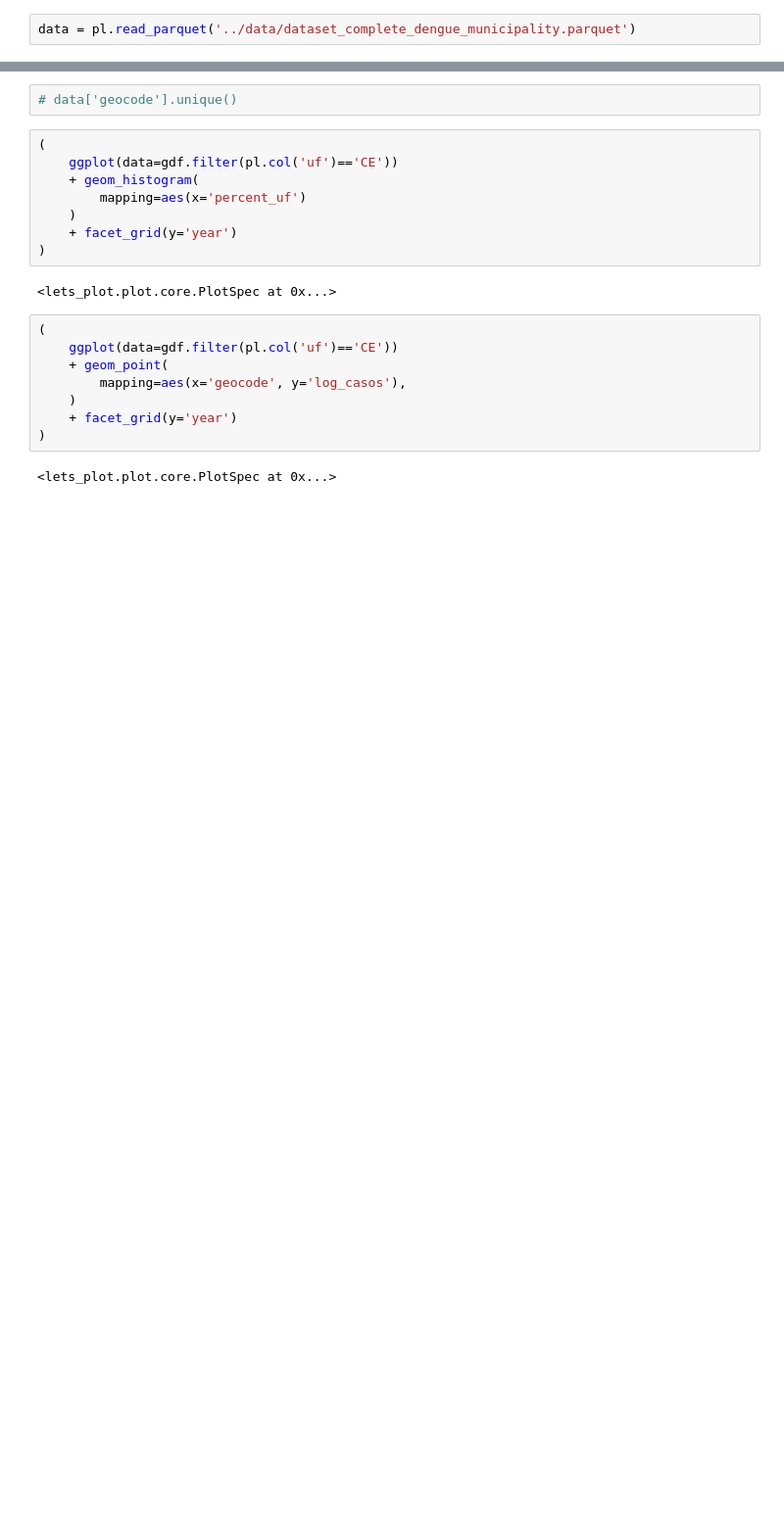
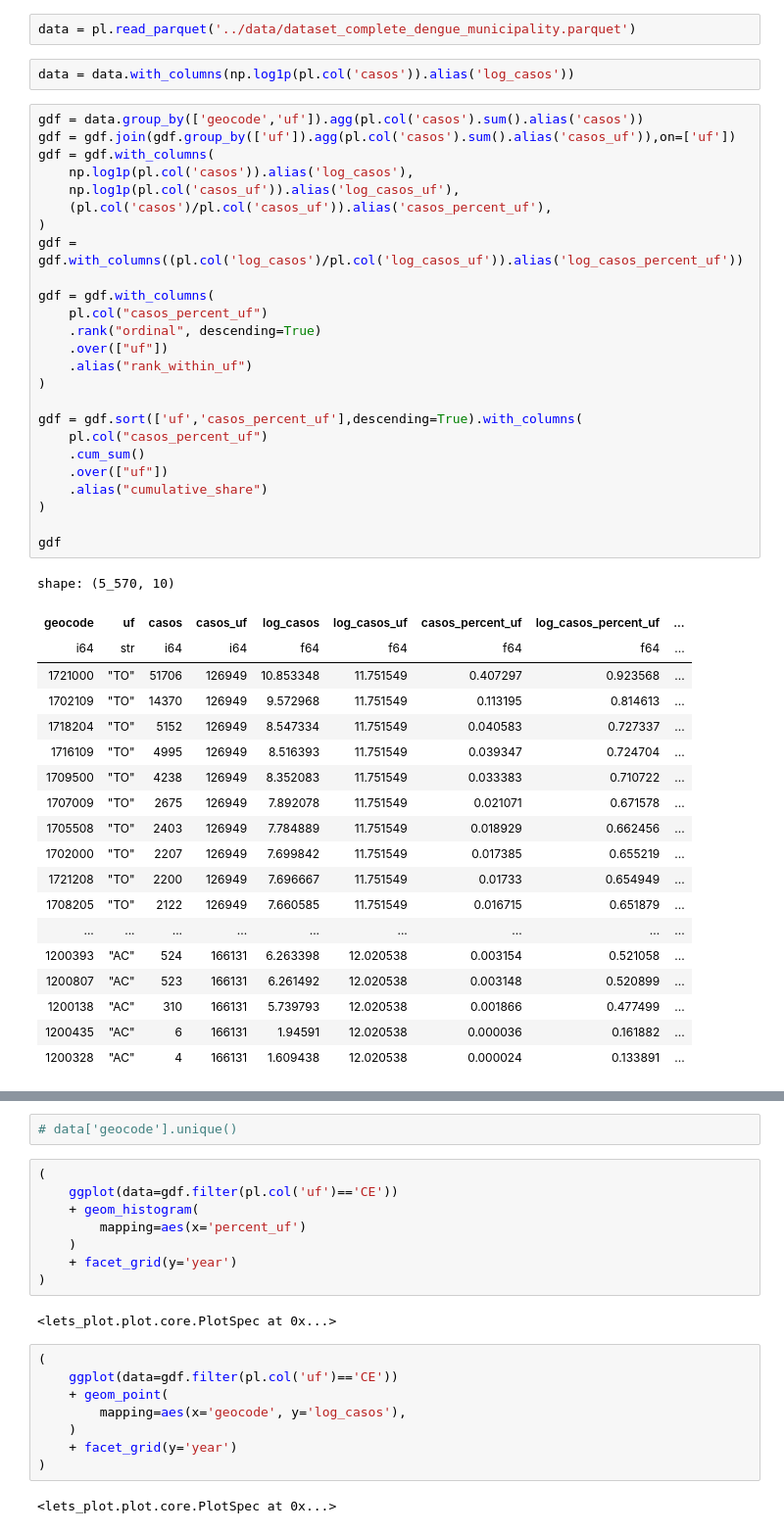
Before and after one commit to davibarreira/jbd-mosqlimate-sprint, a Jupyter notebook: notebooks/pareto_municipality.ipynb, the cells around one changed output, grey strips where cells are left out. Shown at 98% size. Cells and saved outputs as stored; diff of their text form; blank space fills up the shorter version.

```diff
--- a/notebooks/pareto_municipality.ipynb
+++ b/notebooks/pareto_municipality.ipynb
@@ -10,3 +30,50 @@ LetsPlot.setup_html()
 [interactive output not drawn]
 # %%
 data = pl.read_parquet('../data/dataset_complete_dengue_municipality.parquet')
+# %%
+data = data.with_columns(np.log1p(pl.col('casos')).alias('log_casos'))
+# %%
+gdf = data.group_by(['geocode','uf']).agg(pl.col('casos').sum().alias('casos'))
+gdf = gdf.join(gdf.group_by(['uf']).agg(pl.col('casos').sum().alias('casos_uf')),on=['uf'])
+gdf = gdf.with_columns(
+    np.log1p(pl.col('casos')).alias('log_casos'),
+    np.log1p(pl.col('casos_uf')).alias('log_casos_uf'),
+    (pl.col('casos')/pl.col('casos_uf')).alias('casos_percent_uf'),
+)
+gdf = gdf.with_columns((pl.col('log_casos')/pl.col('log_casos_uf')).alias('log_casos_percent_uf'))
+
+gdf = gdf.with_columns(
+    pl.col("casos_percent_uf")
+    .rank("ordinal", descending=True)
+    .over(["uf"])
+    .alias("rank_within_uf")
+)
+
+gdf = gdf.sort(['uf','casos_percent_uf'],descending=True).with_columns(
+    pl.col("casos_percent_uf")
+    .cum_sum()
+    .over(["uf"])
+    .alias("cumulative_share")
+)
+
+gdf
+# %% [output]
+shape: (5_570, 10)
+| geocode | uf | casos | casos_uf | log_casos | log_casos_uf | casos_percent_uf | log_casos_percent_uf | ... |
+| i64 | str | i64 | i64 | f64 | f64 | f64 | f64 | ... |
+| 1721000 | "TO" | 51706 | 126949 | 10.853348 | 11.751549 | 0.407297 | 0.923568 | ... |
+| 1702109 | "TO" | 14370 | 126949 | 9.572968 | 11.751549 | 0.113195 | 0.814613 | ... |
+| 1718204 | "TO" | 5152 | 126949 | 8.547334 | 11.751549 | 0.040583 | 0.727337 | ... |
+| 1716109 | "TO" | 4995 | 126949 | 8.516393 | 11.751549 | 0.039347 | 0.724704 | ... |
+| 1709500 | "TO" | 4238 | 126949 | 8.352083 | 11.751549 | 0.033383 | 0.710722 | ... |
+| 1707009 | "TO" | 2675 | 126949 | 7.892078 | 11.751549 | 0.021071 | 0.671578 | ... |
+| 1705508 | "TO" | 2403 | 126949 | 7.784889 | 11.751549 | 0.018929 | 0.662456 | ... |
+| 1702000 | "TO" | 2207 | 126949 | 7.699842 | 11.751549 | 0.017385 | 0.655219 | ... |
+| 1721208 | "TO" | 2200 | 126949 | 7.696667 | 11.751549 | 0.01733 | 0.654949 | ... |
+| 1708205 | "TO" | 2122 | 126949 | 7.660585 | 11.751549 | 0.016715 | 0.651879 | ... |
+| ... | ... | ... | ... | ... | ... | ... | ... | ... |
+| 1200393 | "AC" | 524 | 166131 | 6.263398 | 12.020538 | 0.003154 | 0.521058 | ... |
+| 1200807 | "AC" | 523 | 166131 | 6.261492 | 12.020538 | 0.003148 | 0.520899 | ... |
+| 1200138 | "AC" | 310 | 166131 | 5.739793 | 12.020538 | 0.001866 | 0.477499 | ... |
+| 1200435 | "AC" | 6 | 166131 | 1.94591 | 12.020538 | 0.000036 | 0.161882 | ... |
+| 1200328 | "AC" | 4 | 166131 | 1.609438 | 12.020538 | 0.000024 | 0.133891 | ... |
```
Also changed, not shown: parts of 36 cells of this notebook, 4 other files.
